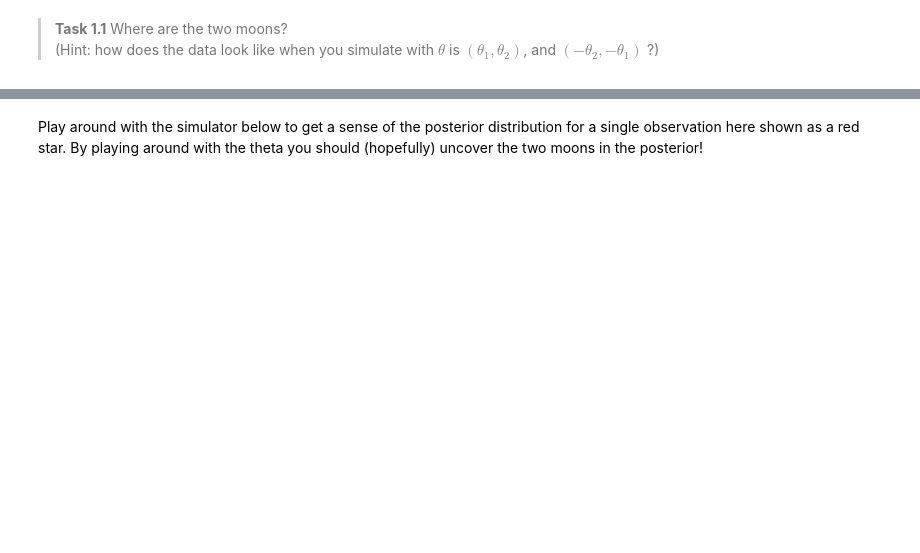
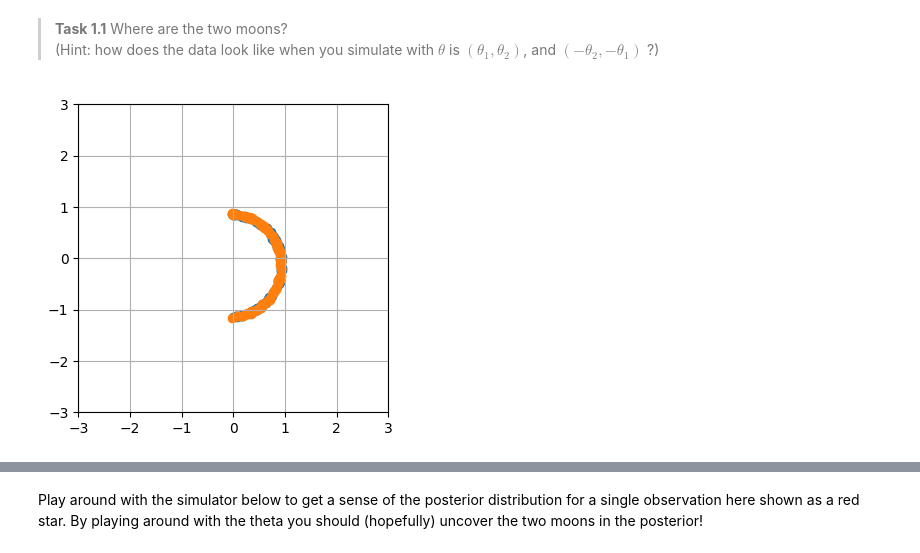
Before and after one commit to MELAI-1/SBI-Tutorial, a Jupyter notebook: notebooks/01_SBI_Intro.ipynb, the cells around one changed output, grey strips where cells are left out. Drawn from its saved outputs; the diff is of its cells as text; code cells hidden in the pictures; blank space fills up the shorter version.

```diff
--- a/notebooks/01_SBI_Intro.ipynb
+++ b/notebooks/01_SBI_Intro.ipynb
@@ -67,6 +86,16 @@ interact(plot_data, theta1=theta1_slider, theta2=theta2_slider);
 # %% [markdown]
 > **Task 1.1** Where are the two moons?
 (Hint: how does the data look like when you simulate with $\theta$ is $(\theta_1, \theta_2)$, and $(-\theta_2, -\theta_1)$ ?)
+# %%
+plt.figure(figsize=[4, 4])
+# UNCOMMENT AND FILL IN THE CODE BELOW!
+plt.scatter(*two_moons_sbi([0.5,0.3]).T)
+plt.scatter(*two_moons_sbi([-0.3,-0.5]).T)
+
+plt.xlim(-3, 3); plt.ylim(-3, 3)
+plt.grid(True)
+# %% [output]
+[figure, added]
 # %%
 plt.figure(figsize=[4, 4])
 # UNCOMMENT AND FILL IN THE CODE BELOW!
```
Also changed, not shown: parts of 7 cells of this notebook.
